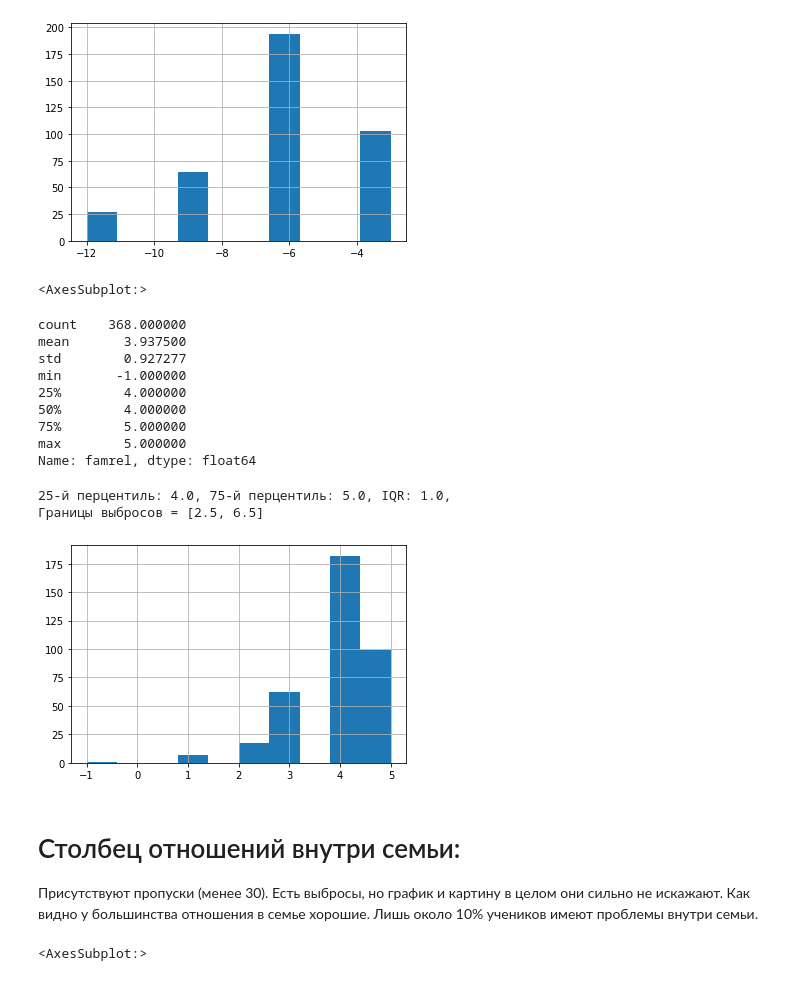
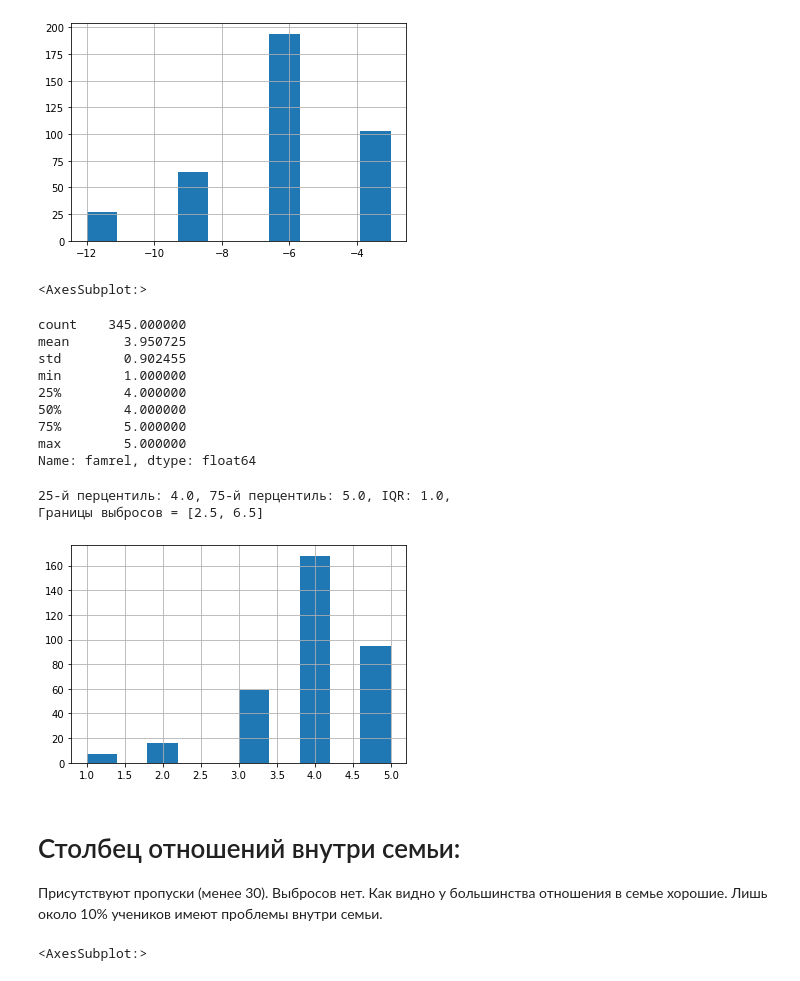
Before and after one commit to arsenbondaren/skillfactory, a Jupyter notebook: module_2/EDA_stud_math_Bandarenka.ipynb, the cells around one changed output. Saved outputs shown, nothing was run; the diff lists cells and outputs as text; code cells hidden in the pictures.

```diff
--- a/module_2/EDA_stud_math_Bandarenka.ipynb
+++ b/module_2/EDA_stud_math_Bandarenka.ipynb
@@ -178,25 +185,26 @@ Name: studytime, granular, dtype: float64
 25-й перцентиль: -6.0, 75-й перцентиль: -3.0, IQR: 3.0,
 Границы выбросов = [-10.5, 1.5]
 [figure]
-# %%
-for_num_col(stud_math['famrel'])
-# %% [output]
-<AxesSubplot:>
-count    368.000000
-mean       3.937500
-std        0.927277
-min       -1.000000
-25%        4.000000
-50%        4.000000
-75%        5.000000
-max        5.000000
-Name: famrel, dtype: float64
-25-й перцентиль: 4.0, 75-й перцентиль: 5.0, IQR: 1.0,
-Границы выбросов = [2.5, 6.5]
-[figure, removed]
+# %%
+stud_math = stud_math.loc[stud_math['famrel']>=1]
+for_num_col(stud_math['famrel'])
+# %% [output]
+<AxesSubplot:>
+count    345.000000
+mean       3.950725
+std        0.902455
+min        1.000000
+25%        4.000000
+50%        4.000000
+75%        5.000000
+max        5.000000
+Name: famrel, dtype: float64
+25-й перцентиль: 4.0, 75-й перцентиль: 5.0, IQR: 1.0,
+Границы выбросов = [2.5, 6.5]
+[figure, added]
 # %% [markdown]
 # Столбец отношений внутри семьи:
-Присутствуют пропуски (менее 30). Есть выбросы, но график и картину в целом они сильно не искажают. Как видно у большинства отношения в семье хорошие. Лишь около 10% учеников имеют проблемы внутри семьи.
+Присутствуют пропуски (менее 30). Выбросов нет. Как видно у большинства отношения в семье хорошие. Лишь около 10% учеников имеют проблемы внутри семьи.
 # %%
 for_num_col(stud_math['freetime'])
 # %% [output]
```
Also changed, not shown: parts of 27 cells of this notebook.
